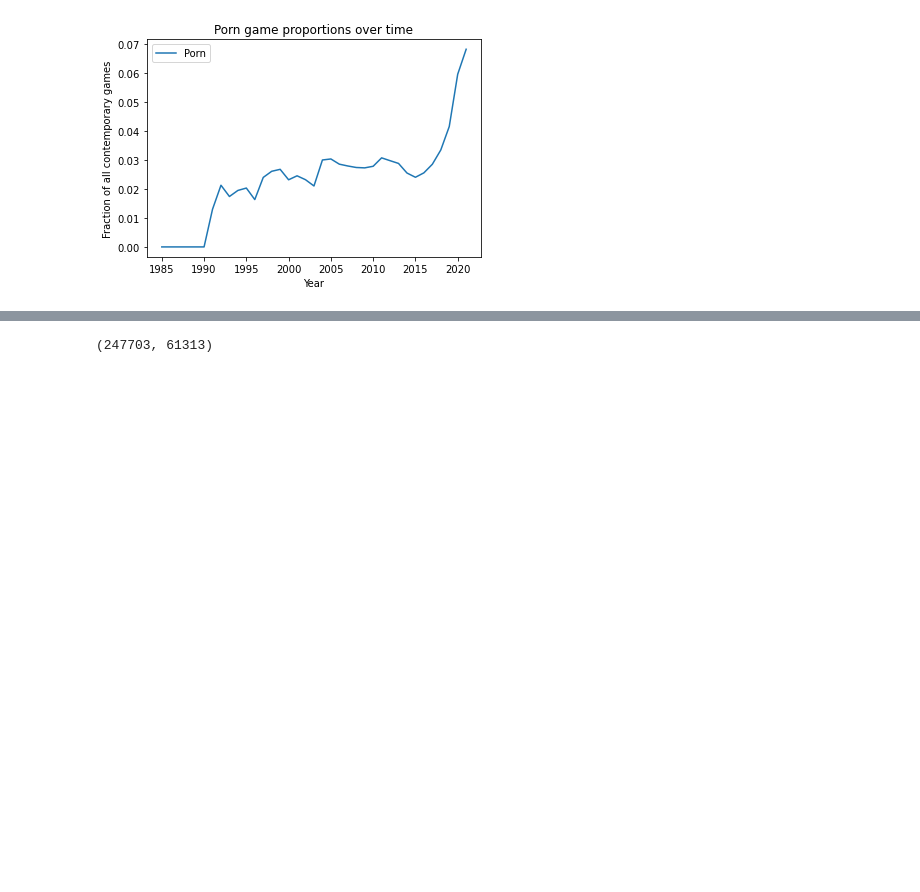
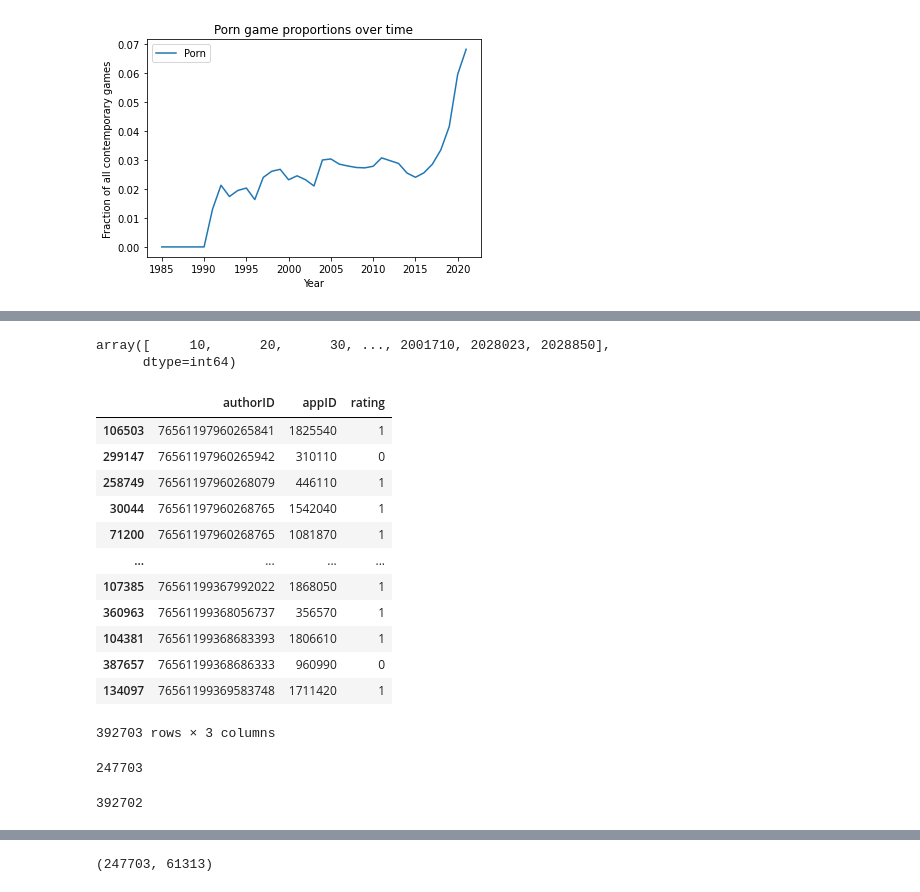
Before and after one commit to isam7/SteamScraping, a Jupyter notebook: Steam Data Analysis.ipynb, the cells around one changed output, grey strips where cells are left out. Saved outputs shown, nothing was run; the diff lists cells and outputs as text; code cells hidden in the pictures; blank space fills up the shorter version.

```diff
--- a/Steam Data Analysis.ipynb
+++ b/Steam Data Analysis.ipynb
@@ -824,0 +895,25 @@ reviewsDataCutoff[reviewsDataCutoff['appID'] == 1245620]
+# %%
+gameFeaturesData.appID.unique()
+# %% [output]
+array([     10,      20,      30, ..., 2001710, 2028023, 2028850],
+      dtype=int64)
+# %%
+reviewsData
+# %% [output]
+|  | authorID | appID | rating |
+| 106503 | 76561197960265841 | 1825540 | 1 |
+| 299147 | 76561197960265942 | 310110 | 0 |
+| 258749 | 76561197960268079 | 446110 | 1 |
+| 30044 | 76561197960268765 | 1542040 | 1 |
+| 71200 | 76561197960268765 | 1081870 | 1 |
+| ... | ... | ... | ... |
+| 107385 | 76561199367992022 | 1868050 | 1 |
+| 360963 | 76561199368056737 | 356570 | 1 |
+| 104381 | 76561199368683393 | 1806610 | 1 |
+| 387657 | 76561199368686333 | 960990 | 0 |
+| 134097 | 76561199369583748 | 1711420 | 1 |
+392703 rows × 3 columns
+# %%
+len(reviewsData['authorID'].unique())
+# %% [output]
+247703
@@ -824,0 +936,4 @@ reviewsDataCutoff[reviewsDataCutoff['appID'] == 1245620]
+# %%
+range(reviewsDataCutoff.shape[0])[-1]
+# %% [output]
+392702
```
Also changed, not shown: parts of 83 cells of this notebook, 1 other file.
